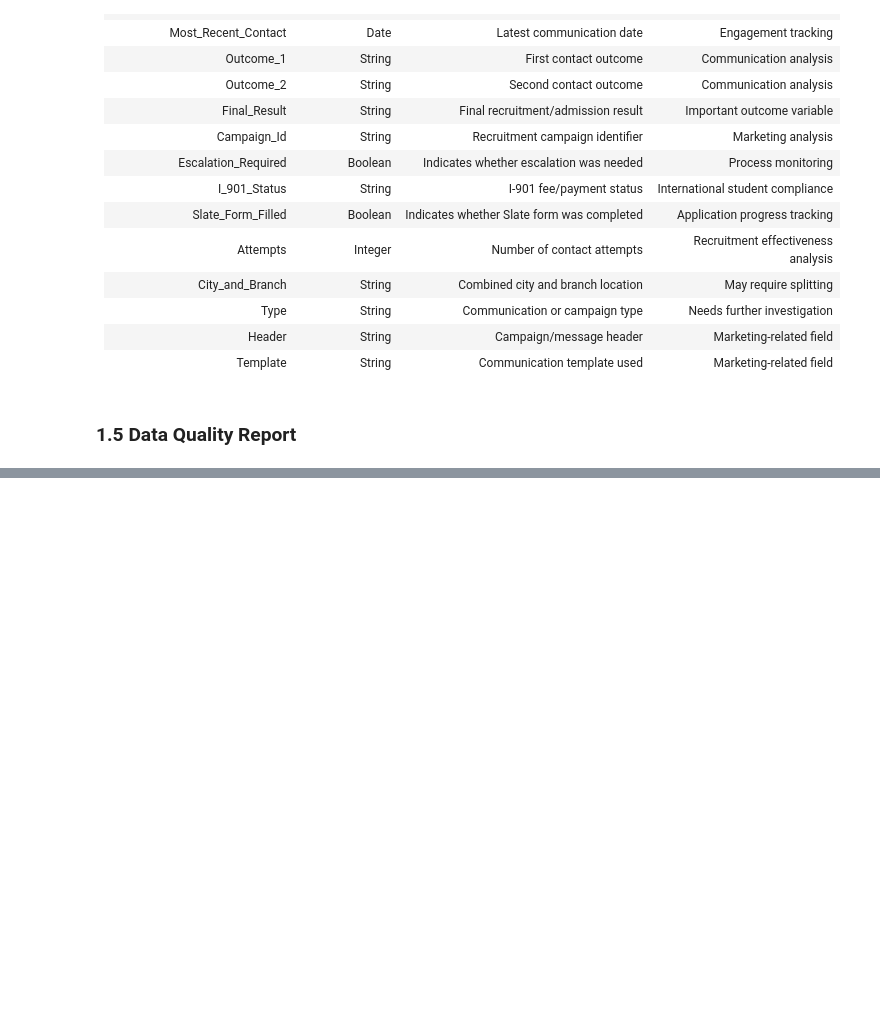
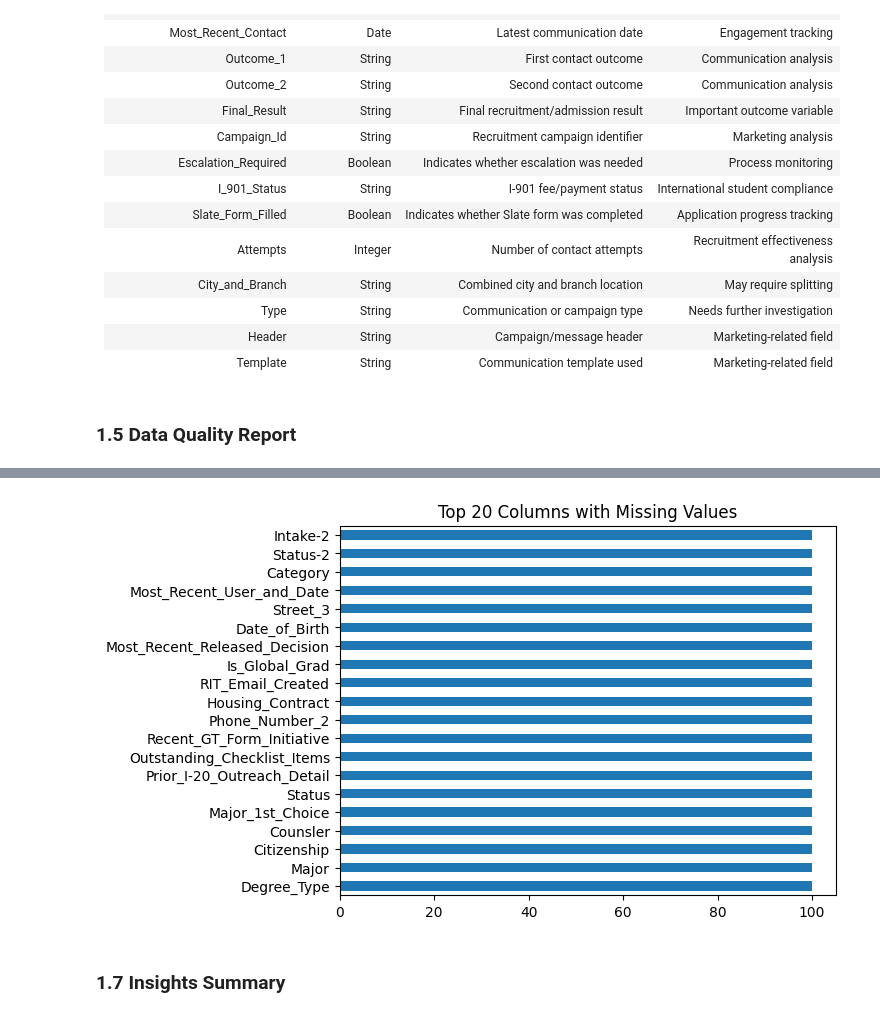
Before and after one commit to Davis-Azangu-DataAnalyst/SchoolRecords, a Jupyter notebook: my-notebook.ipynb, the cells around one changed output, grey strips where cells are left out. Cells and saved outputs as stored; diff of their text form; code cells hidden in the pictures; blank space fills up the shorter version.

```diff
--- a/my-notebook.ipynb
+++ b/my-notebook.ipynb
@@ -174,0 +222,11 @@ Counsler → should be Counselor.
+# %%
+missing_pct = (df.isnull().sum()/len(df)*100)\
+                .sort_values(ascending=False)
+
+missing_pct.head(20).plot(kind='barh')
+plt.title('Top 20 Columns with Missing Values')
+plt.show()
+# %% [output]
+[figure, added]
+# %% [markdown]
+### **1.7 Insights Summary**
```
Also changed, not shown: parts of 14 cells of this notebook.
